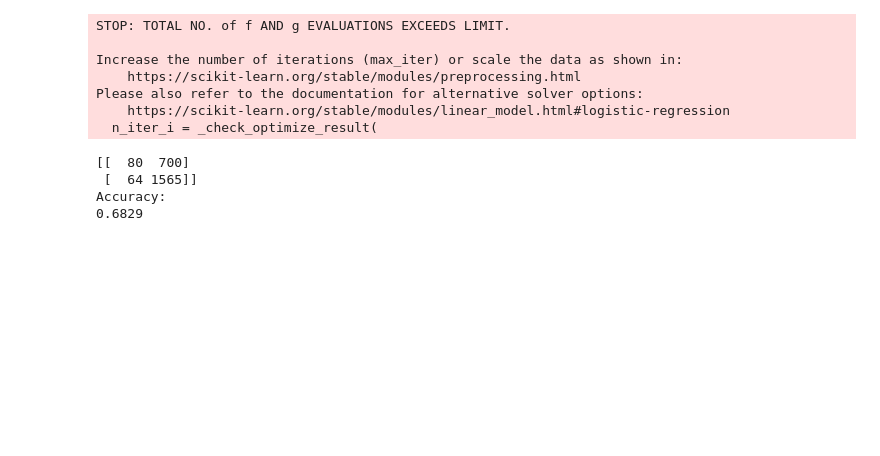
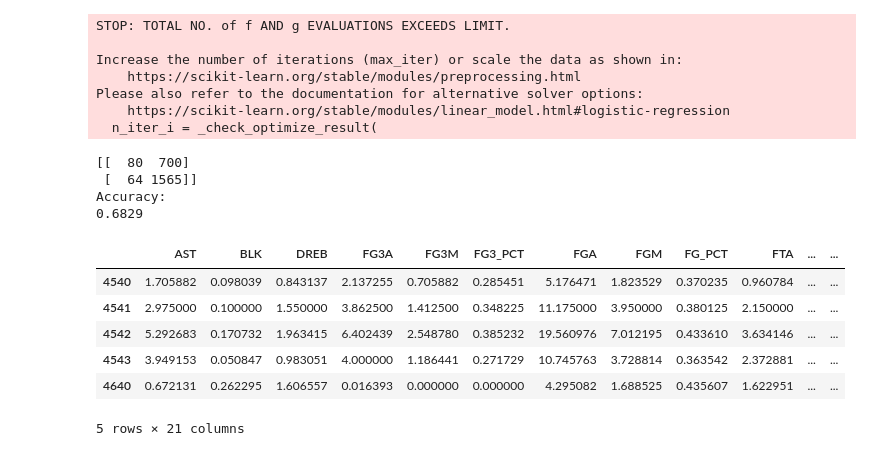
Before and after one commit to AndrewH06/nba-salary, a Jupyter notebook: jared.ipynb, the cells around one changed output. Cells and saved outputs as stored; diff of their text form; code cells hidden in the pictures; blank space fills up the shorter version.

```diff
--- a/jared.ipynb
+++ b/jared.ipynb
@@ -472,3 +514,23 @@ print(round(accuracy_score(test_y, pred), 4))
  [  64 1565]]
 Accuracy:
 0.6829
+# %%
+avg_train_data = avg_sorted[avg_sorted["SEASON"] <= 2011]
+
+avg_test_data = avg_sorted[avg_sorted["SEASON"] >= 2012]
+# %%
+avg_train_x = avg_train_data[avg_train_data.columns.difference(["PLAYER_NAME", "SEASON", "PLAYER_ID", "salary", "salary_increased"])]
+avg_train_y = avg_train_data["salary_increased"]
+
+avg_test_x = avg_test_data[avg_test_data.columns.difference(["PLAYER_NAME", "SEASON", "PLAYER_ID", "salary", "salary_increased"])]
+avg_test_y = avg_test_data["salary_increased"]
+
+avg_train_x.head()
+# %% [output]
+|  | AST | BLK | DREB | FG3A | FG3M | FG3_PCT | FGA | FGM | FG_PCT | FTA | ... | ... |
+| 4540 | 1.705882 | 0.098039 | 0.843137 | 2.137255 | 0.705882 | 0.285451 | 5.176471 | 1.823529 | 0.370235 | 0.960784 | ... | ... |
+| 4541 | 2.975000 | 0.100000 | 1.550000 | 3.862500 | 1.412500 | 0.348225 | 11.175000 | 3.950000 | 0.380125 | 2.150000 | ... | ... |
+| 4542 | 5.292683 | 0.170732 | 1.963415 | 6.402439 | 2.548780 | 0.385232 | 19.560976 | 7.012195 | 0.433610 | 3.634146 | ... | ... |
+| 4543 | 3.949153 | 0.050847 | 0.983051 | 4.000000 | 1.186441 | 0.271729 | 10.745763 | 3.728814 | 0.363542 | 2.372881 | ... | ... |
+| 4640 | 0.672131 | 0.262295 | 1.606557 | 0.016393 | 0.000000 | 0.000000 | 4.295082 | 1.688525 | 0.435607 | 1.622951 | ... | ... |
+5 rows × 21 columns
```
Also changed, not shown: parts of 8 cells of this notebook.
